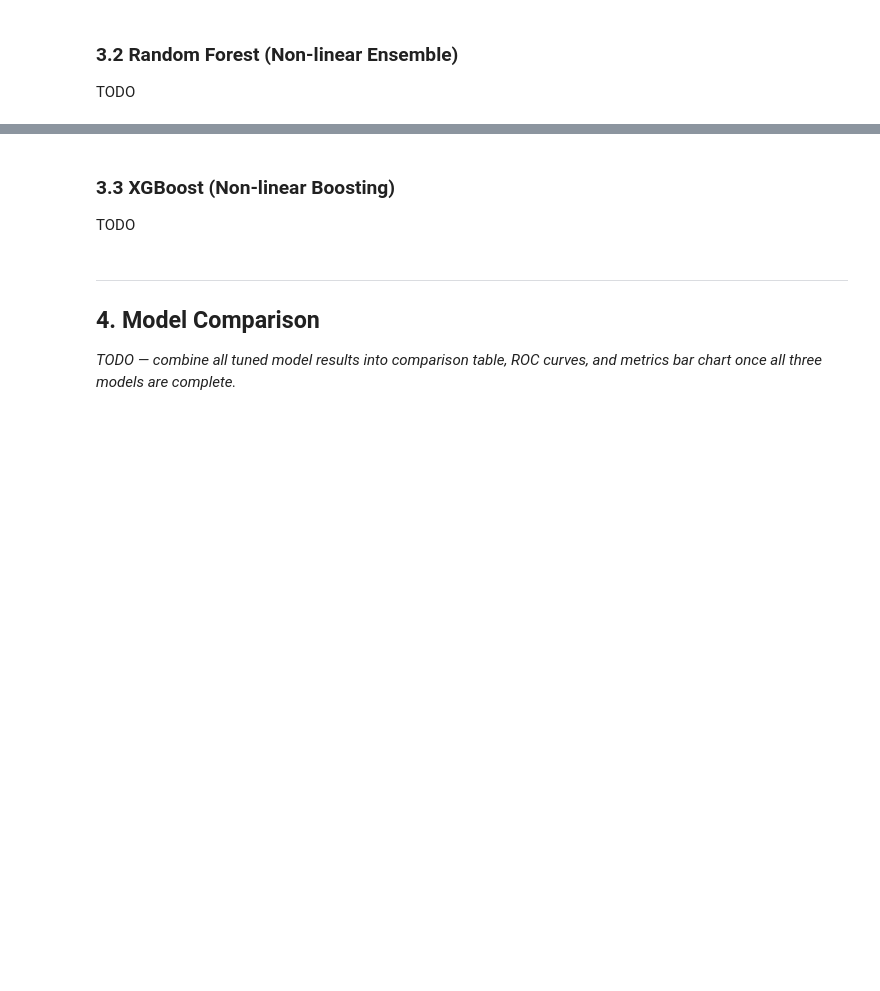
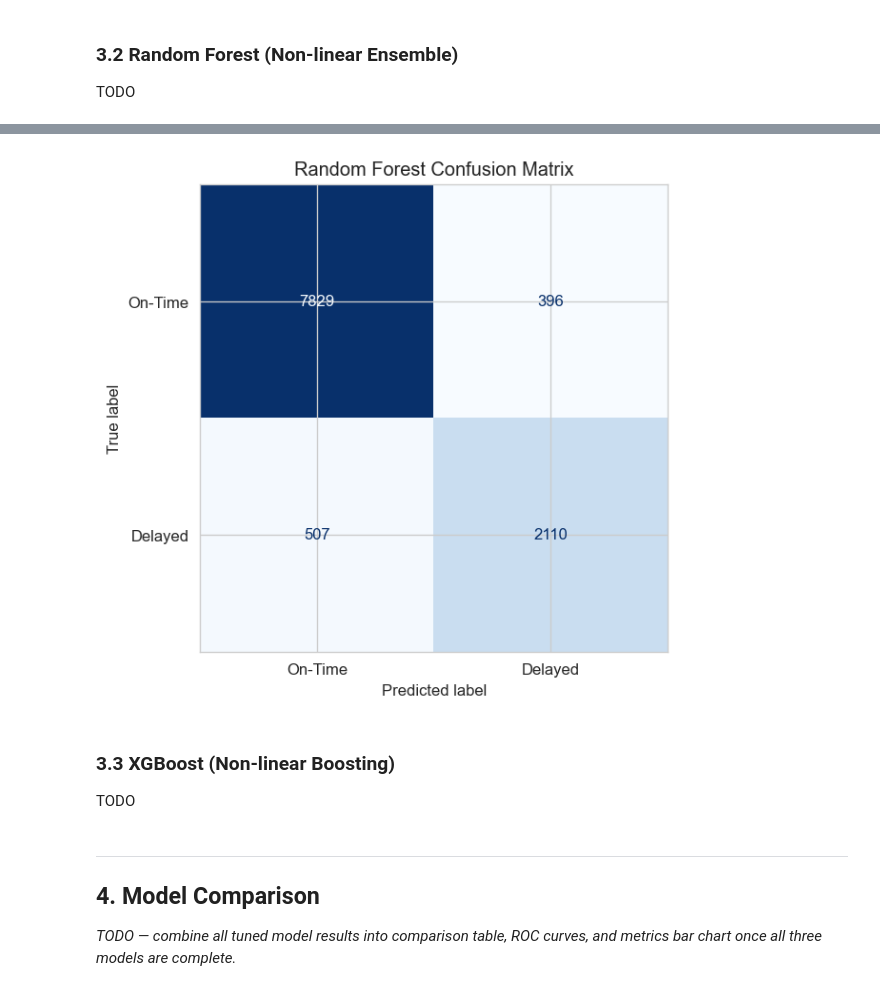
Before and after one commit to corelogic-bit/ensf444-project-group45, a Jupyter notebook: notebooks/flight_delay_prediction.ipynb, the cells around one changed output, grey strips where cells are left out. Drawn from its saved outputs; the diff is of its cells as text; code cells hidden in the pictures; blank space fills up the shorter version.

Commit message:
Adding random forest and its plots

```diff
--- a/notebooks/flight_delay_prediction.ipynb
+++ b/notebooks/flight_delay_prediction.ipynb
@@ -357,3 +471,17 @@ TODO
 # rf_model = RandomForestClassifier(...)
 # rf_model.fit(X_train_smote, y_train_smote)
 # rf_metrics = evaluate_model(rf_model, X_test, y_test, 'Random Forest')
+
+rf_pipeline = ImbPipeline([
+    ('scaler', StandardScaler()),
+    ('smote', SMOTE(random_state=42)),
+    ('rf', RandomForestClassifier(
+        n_estimators=100,
+        random_state=42,
+        n_jobs=-1
+    ))
+])
+
+rf_pipeline.fit(X_train, y_train)
+
+rf_metrics = evaluate_model(rf_pipeline, X_test, y_test, 'Random Forest')
@@ -367,3 +543,18 @@ TODO
+# %%
+# Confusion Matrix - Random Forest Pipeline
+y_pred_rf = rf_tuned.predict(X_test)
+cm_rf = confusion_matrix(y_test, y_pred_rf)
+
+fig, ax = plt.subplots(figsize=(6, 5))
+disp = ConfusionMatrixDisplay(confusion_matrix=cm_rf, display_labels=['On-Time', 'Delayed'])
+disp.plot(cmap='Blues', ax=ax, colorbar=False)
+ax.set_title('Random Forest Confusion Matrix')
+plt.tight_layout()
+
+fig.savefig(f'{RESULTS_DIR}/rf_confusion_matrix.png', dpi=150)
+plt.show()
+# %% [output]
+[figure, added]
 # %% [markdown]
 ### 3.3 XGBoost (Non-linear Boosting)
 
```
Also changed, not shown: parts of 19 cells of this notebook, 13 other files.
